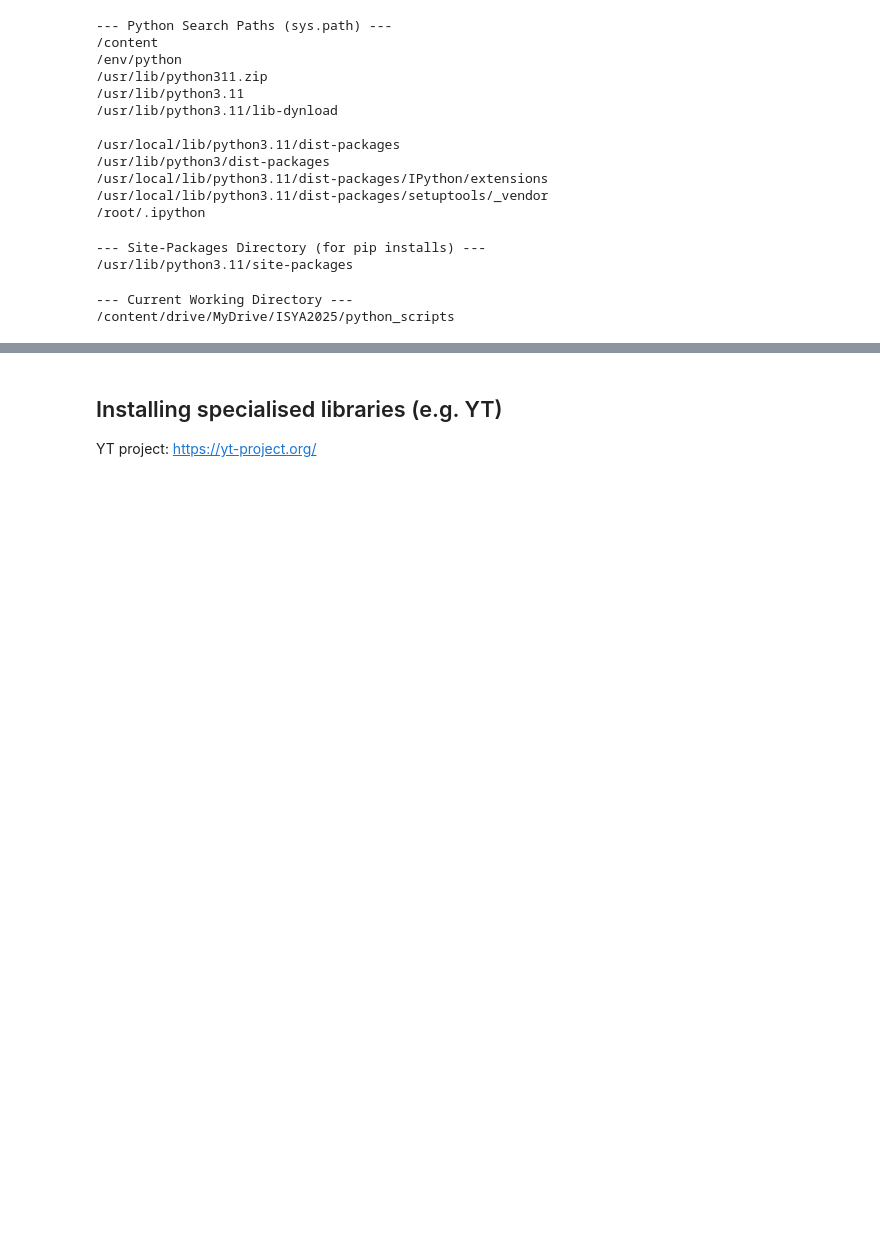
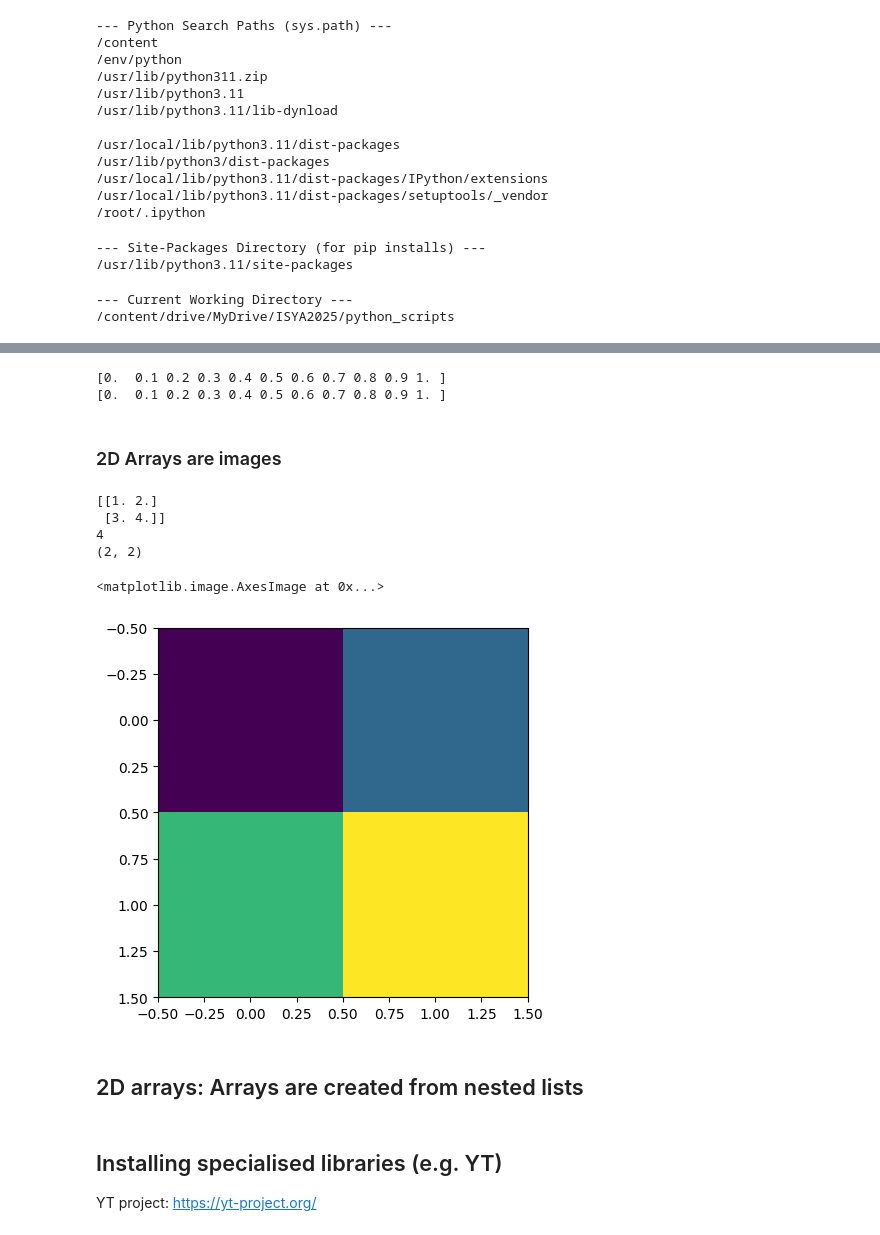
Before and after one commit to Mariannly/ISYA2025, a Jupyter notebook: Python_for_Astrophysics/2_tutorial_py4astro.ipynb, the cells around one changed output, grey strips where cells are left out. Saved outputs shown, nothing was run; the diff lists cells and outputs as text; code cells hidden in the pictures; blank space fills up the shorter version.

```diff
--- a/Python_for_Astrophysics/2_tutorial_py4astro.ipynb
+++ b/Python_for_Astrophysics/2_tutorial_py4astro.ipynb
@@ -165,3 +174,41 @@ print(os.getcwd()) # The directory you're currently in (e.g., /content)
+# %%
+
+# Generate two axes:
+
+# This is with arange with takes the step in between elements
+x_axis = np.arange(0., 1.+0.1, 0.1)
+
+print(x_axis)
+
+# This is with linspace with takes the # of elements
+y_axis = np.linspace(0., 1., 11)
+
+print(y_axis)
+# %% [output]
+[0.  0.1 0.2 0.3 0.4 0.5 0.6 0.7 0.8 0.9 1. ]
+[0.  0.1 0.2 0.3 0.4 0.5 0.6 0.7 0.8 0.9 1. ]
+# %% [markdown]
+### 2D Arrays are images
+# %%
+a_2d = np.array([[1., 2.], [3., 4.]])
+
+print(a_2d)
+
+print(a_2d.size)
+
+print(a_2d.shape)
+# %% [output]
+[[1. 2.]
+ [3. 4.]]
+4
+(2, 2)
+# %%
+plt.imshow(a_2d)
+# %% [output]
+<matplotlib.image.AxesImage at 0x...>
+[figure, added]
+# %% [markdown]
+## 2D arrays: Arrays are created from nested lists
 # %% [markdown]
 ## Installing specialised libraries (e.g. YT)
 
```
Also changed, not shown: parts of 5 cells of this notebook.
